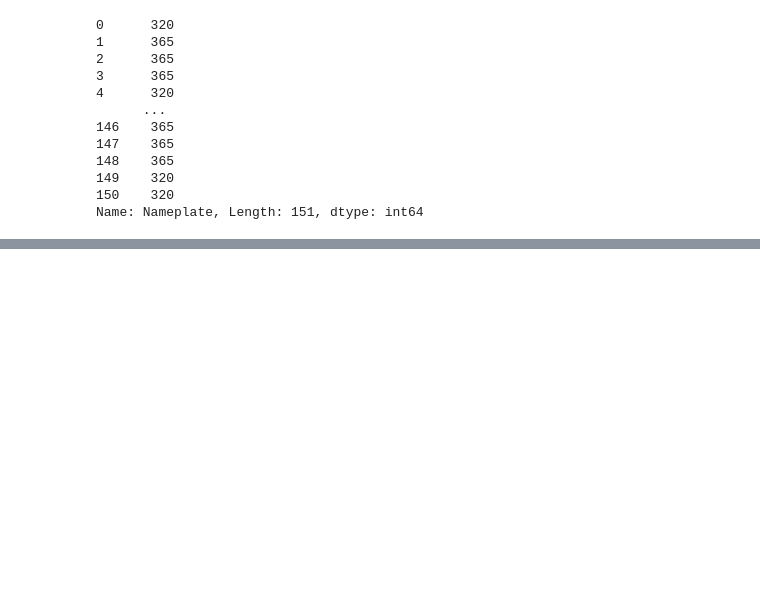
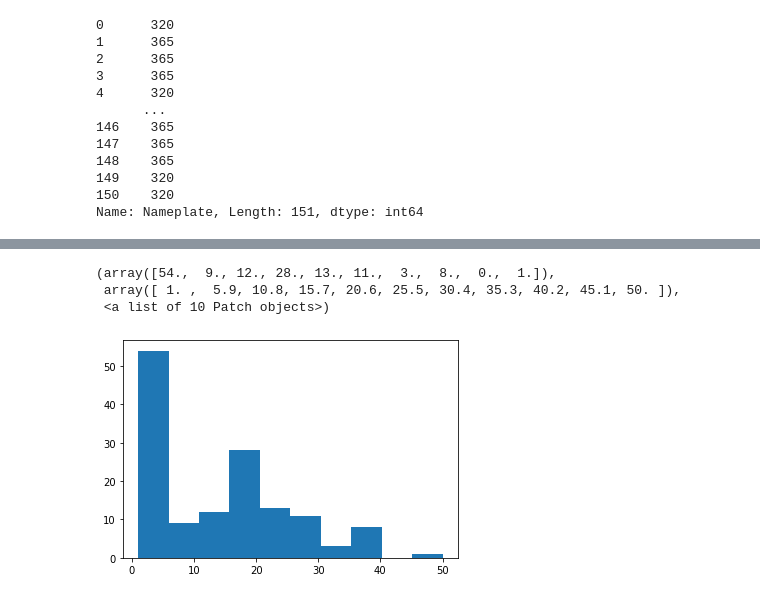
Before and after one commit to tahentx/pv_hardware, a Jupyter notebook: module_price_prediction.ipynb, the cells around one changed output, grey strips where cells are left out. Saved outputs shown, nothing was run; the diff lists cells and outputs as text; code cells hidden in the pictures; blank space fills up the shorter version.

```diff
--- a/module_price_prediction.ipynb
+++ b/module_price_prediction.ipynb
@@ -93,0 +112,7 @@ delta = df['Nameplate'].min
+# %%
+plt.hist(x=df['DC Ratio'])
+# %% [output]
+(array([54.,  9., 12., 28., 13., 11.,  3.,  8.,  0.,  1.]),
+ array([ 1. ,  5.9, 10.8, 15.7, 20.6, 25.5, 30.4, 35.3, 40.2, 45.1, 50. ]),
+ <a list of 10 Patch objects>)
+[figure, added]
```
Also changed, not shown: parts of 8 cells of this notebook.
